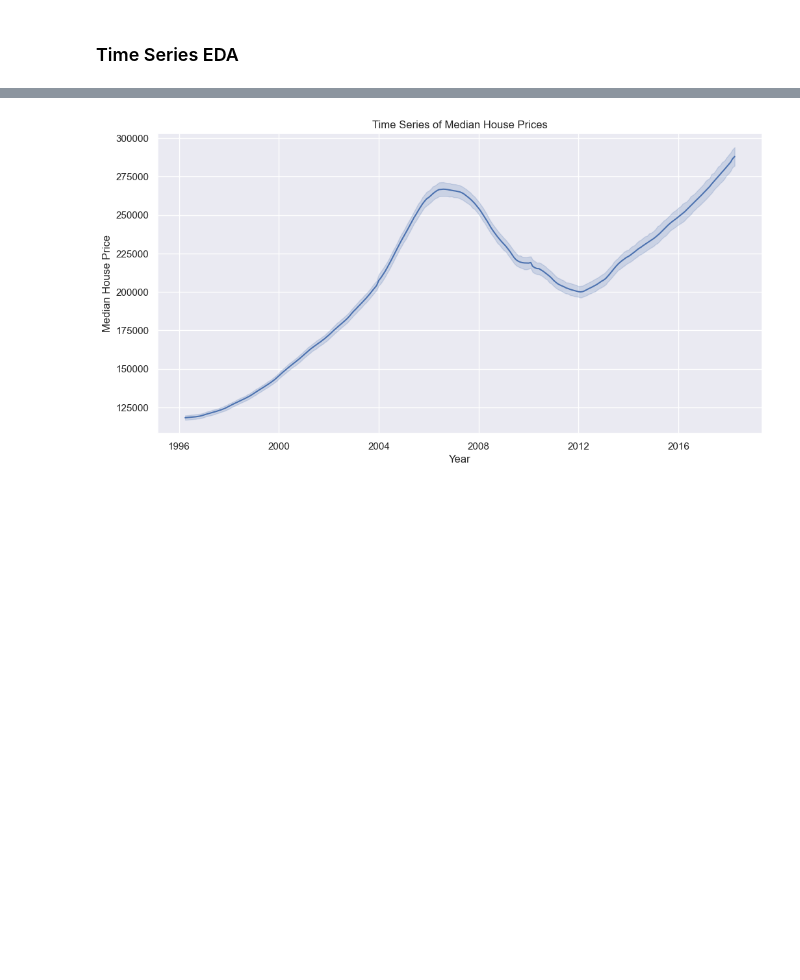
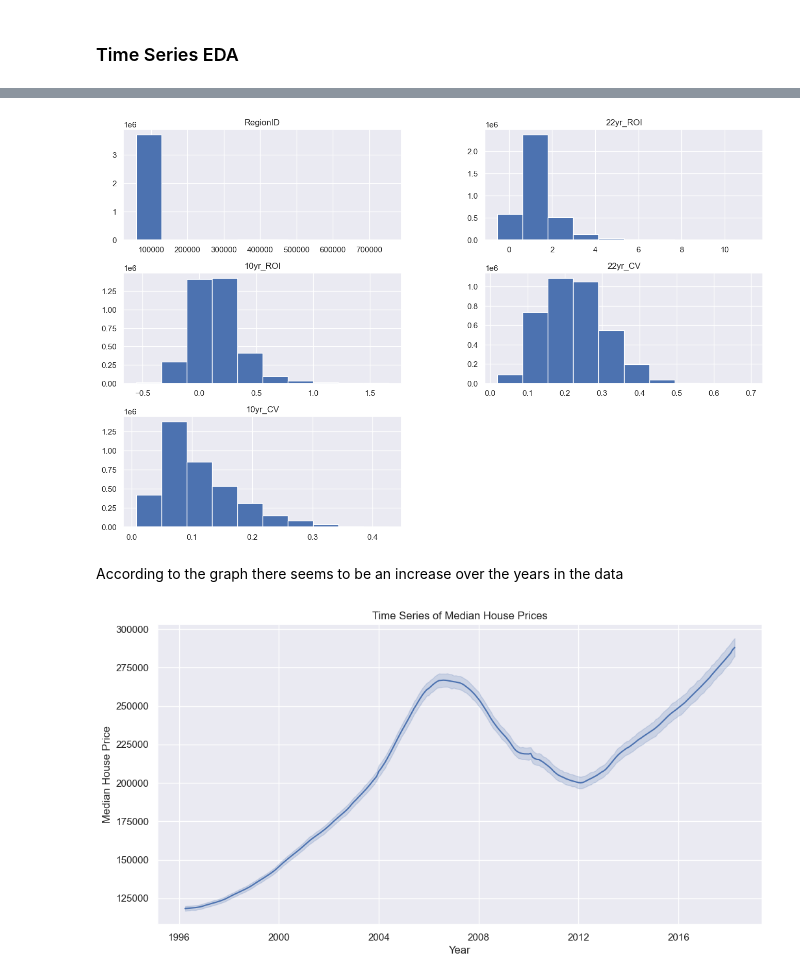
Before and after one commit to Brenda-Mutai/dsc-Time-Series, a Jupyter notebook: student.notebook.ipynb, the cells around one changed output, grey strips where cells are left out. Drawn from its saved outputs; the diff is of its cells as text; code cells hidden in the pictures; blank space fills up the shorter version.

```diff
--- a/student.notebook.ipynb
+++ b/student.notebook.ipynb
@@ -381,2 +393,9 @@ In multivariate we are looking at relationships between different features.
+# %%
+# Draw a line plot using nyse and .plot() method
+data.hist(figsize = (16,10));
+# %% [output]
+[figure, added]
+# %% [markdown]
+According to the graph there seems to be an increase over the years in the data
 # %%
 # Time Series Visualization
```
Also changed, not shown: parts of 6 cells of this notebook.
